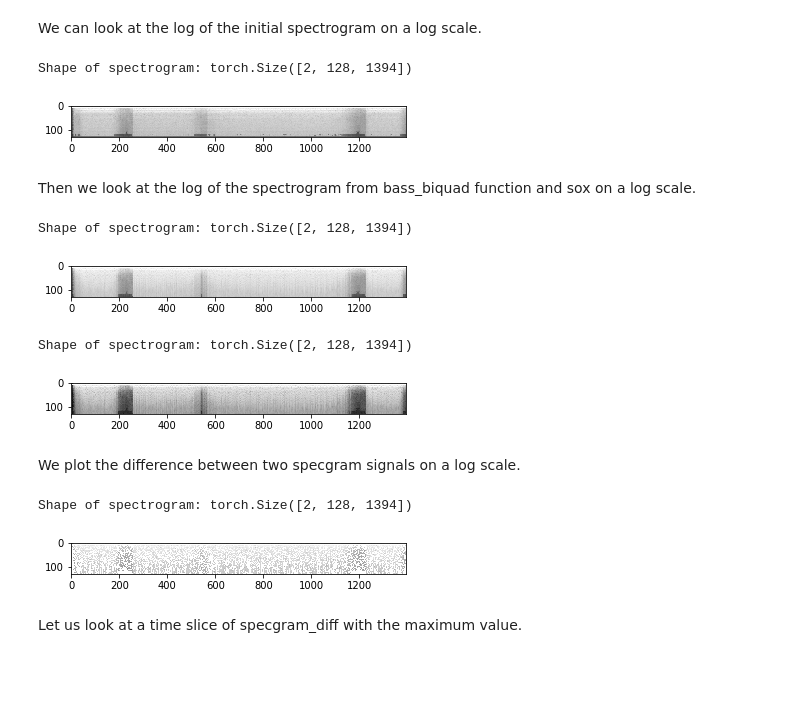
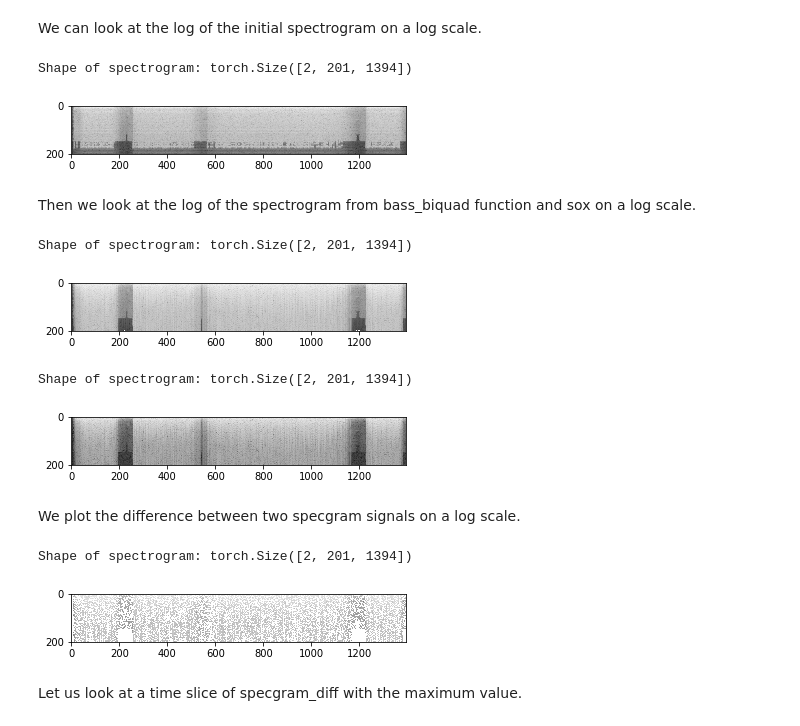
Before and after one commit to jimchen90/TestRep, a Jupyter notebook: bass_biquad.ipynb, the cells around one changed output. Cells and saved outputs as stored; diff of their text form; code cells hidden in the pictures; blank space fills up the shorter version.

```diff
--- a/bass_biquad.ipynb
+++ b/bass_biquad.ipynb
@@ -90,48 +92,48 @@ tensor(33557)
 # %% [markdown]
 We can look at the log of the initial spectrogram on a log scale.
 # %%
-specgram = torchaudio.transforms.MelSpectrogram()(waveform)
+specgram = torchaudio.transforms.Spectrogram()(waveform)
 
 print("Shape of spectrogram: {}".format(specgram.size()))
 
 plt.figure()
 p = plt.imshow(specgram.log2()[0,:,:].detach().numpy(), cmap='gray')
 # %% [output]
-Shape of spectrogram: torch.Size([2, 128, 1394])
+Shape of spectrogram: torch.Size([2, 201, 1394])
-[figure, old version]
+[figure, new version]
 # %% [markdown]
 Then we look at the log of the spectrogram from bass_biquad function and sox on a log scale.
 # %%
-specgram_audio = torchaudio.transforms.MelSpectrogram()(output_waveform)
+specgram_audio = torchaudio.transforms.Spectrogram()(output_waveform)
 
-print("Shape of spectrogram: {}".format(specgram.size()))
+print("Shape of spectrogram: {}".format(specgram_audio.size()))
 
 plt.figure()
 p = plt.imshow(specgram_audio.log2()[0,:,:].detach().numpy(), cmap='gray')
 # %% [output]
-Shape of spectrogram: torch.Size([2, 128, 1394])
+Shape of spectrogram: torch.Size([2, 201, 1394])
-[figure, old version]
+[figure, new version]
 # %%
-specgram_sox = torchaudio.transforms.MelSpectrogram()(sox_output_waveform)
+specgram_sox = torchaudio.transforms.Spectrogram()(sox_output_waveform)
 
-print("Shape of spectrogram: {}".format(specgram.size()))
+print("Shape of spectrogram: {}".format(specgram_sox.size()))
 
 plt.figure()
 p = plt.imshow(specgram_sox.log2()[0,:,:].detach().numpy(), cmap='gray')
 # %% [output]
-Shape of spectrogram: torch.Size([2, 128, 1394])
+Shape of spectrogram: torch.Size([2, 201, 1394])
-[figure, old version]
+[figure, new version]
 # %% [markdown]
 We plot the difference between two specgram signals on a log scale.
 # %%
 specgram_diff = specgram_audio - specgram_sox
-print("Shape of spectrogram: {}".format(specgram.size()))
+print("Shape of spectrogram: {}".format(specgram_diff.size()))
 
 plt.figure()
 p = plt.imshow(specgram_diff.log2()[0,:,:].detach().numpy(), cmap='gray')
 # %% [output]
-Shape of spectrogram: torch.Size([2, 128, 1394])
+Shape of spectrogram: torch.Size([2, 201, 1394])
-[figure, old version]
+[figure, new version]
 # %% [markdown]
 Let us look at a time slice of specgram_diff with the maximum value.
 # %%
```
Also changed, not shown: parts of 10 cells of this notebook.
